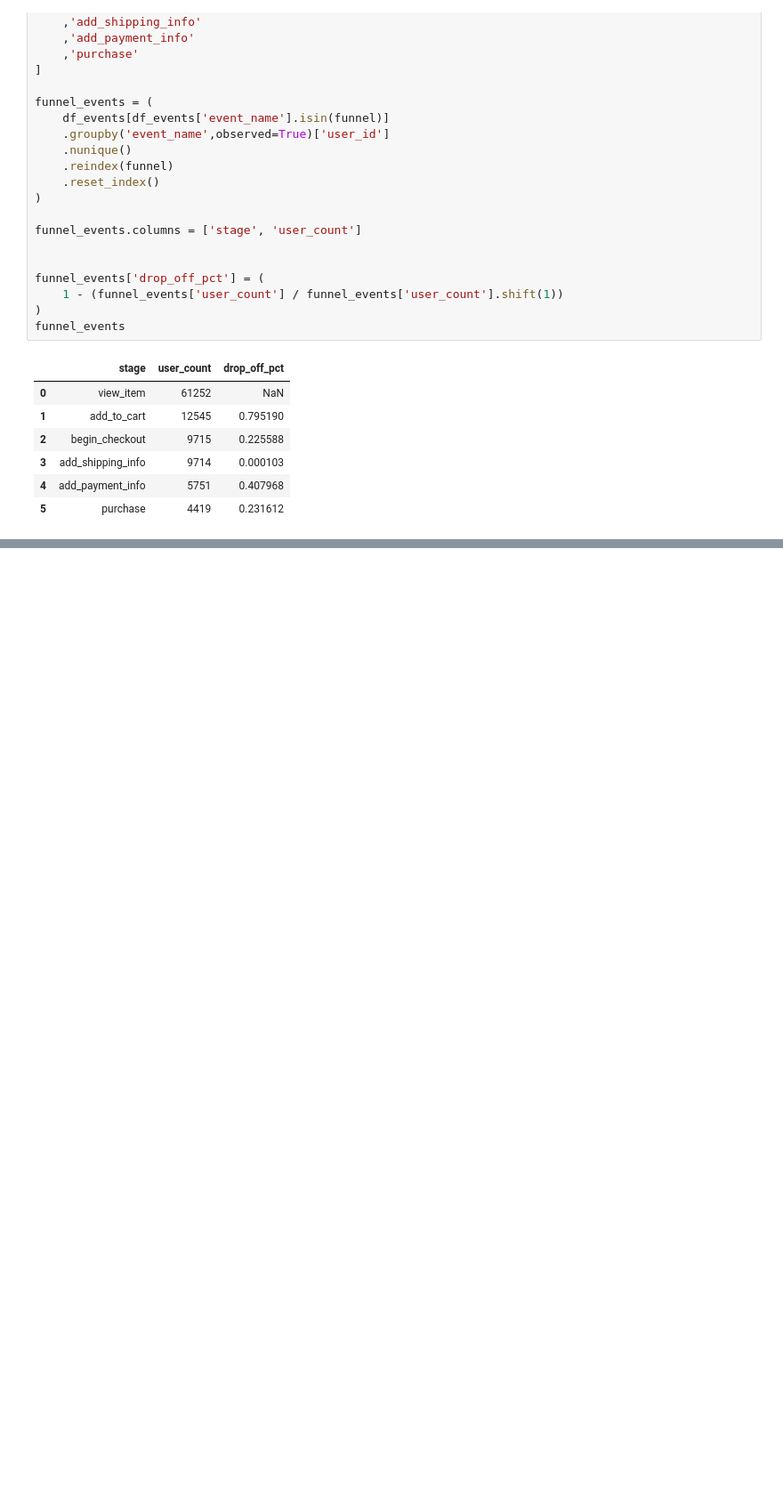
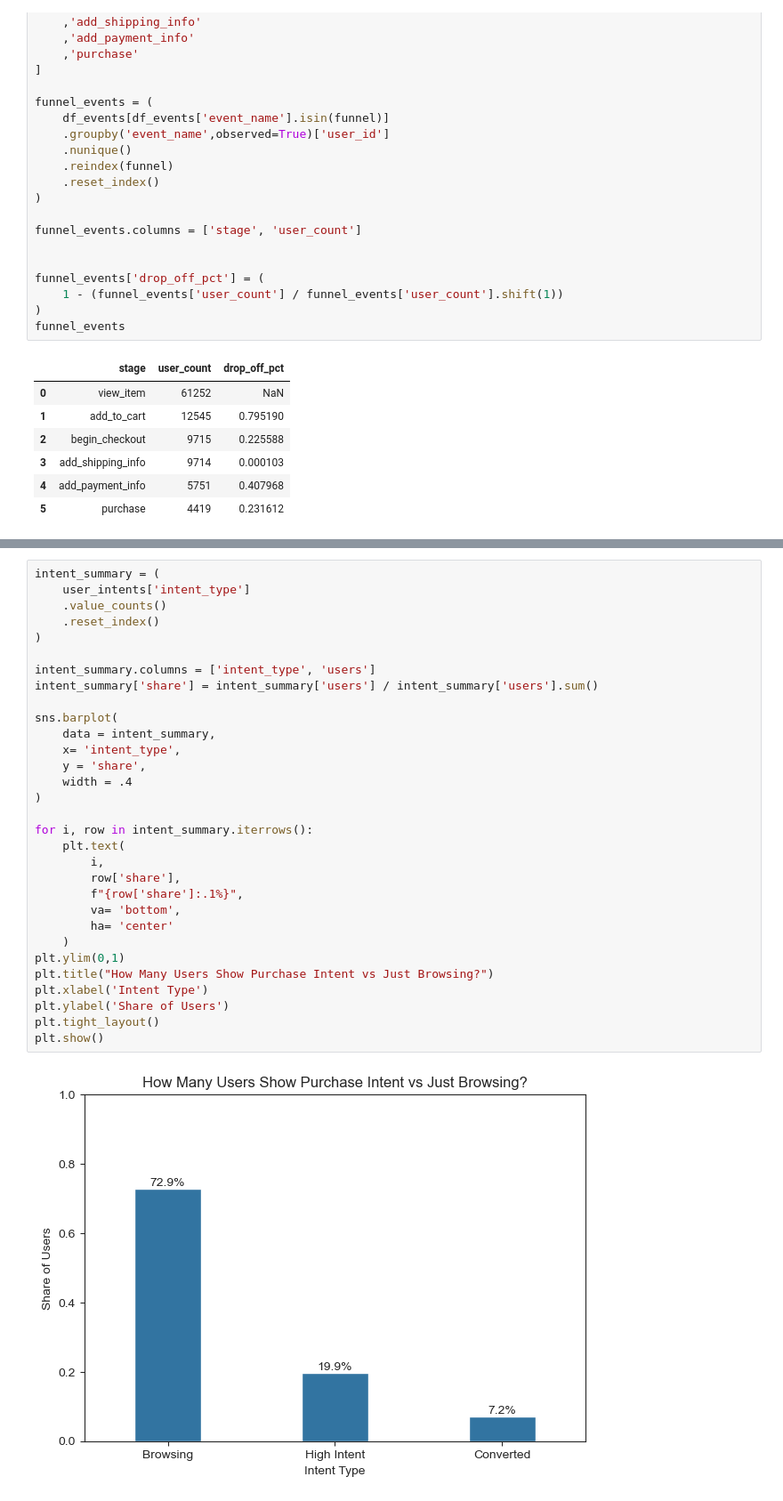
Before and after one commit to GH-AkshyM/BigQuery-Python-EDA, a Jupyter notebook: notebooks/04_EDA_and_Insights.ipynb, the cells around one changed output, grey strips where cells are left out. Shown at 89% size. Drawn from its saved outputs; the diff is of its cells as text; blank space fills up the shorter version.

```diff
--- a/notebooks/04_EDA_and_Insights.ipynb
+++ b/notebooks/04_EDA_and_Insights.ipynb
@@ -144,0 +204,33 @@ plt.show()
+# %%
+intent_summary = (
+    user_intents['intent_type']
+    .value_counts()
+    .reset_index()
+)
+
+intent_summary.columns = ['intent_type', 'users']
+intent_summary['share'] = intent_summary['users'] / intent_summary['users'].sum()
+
+sns.barplot(
+    data = intent_summary,
+    x= 'intent_type',
+    y = 'share',
+    width = .4
+)
+
+for i, row in intent_summary.iterrows():
+    plt.text(
+        i,
+        row['share'],
+        f"{row['share']:.1%}",
+        va= 'bottom',
+        ha= 'center'
+    )
+plt.ylim(0,1)
+plt.title("How Many Users Show Purchase Intent vs Just Browsing?")
+plt.xlabel('Intent Type')
+plt.ylabel('Share of Users')
+plt.tight_layout()
+plt.show()
+# %% [output]
+[figure, added]
```
Also changed, not shown: parts of 8 cells of this notebook.
